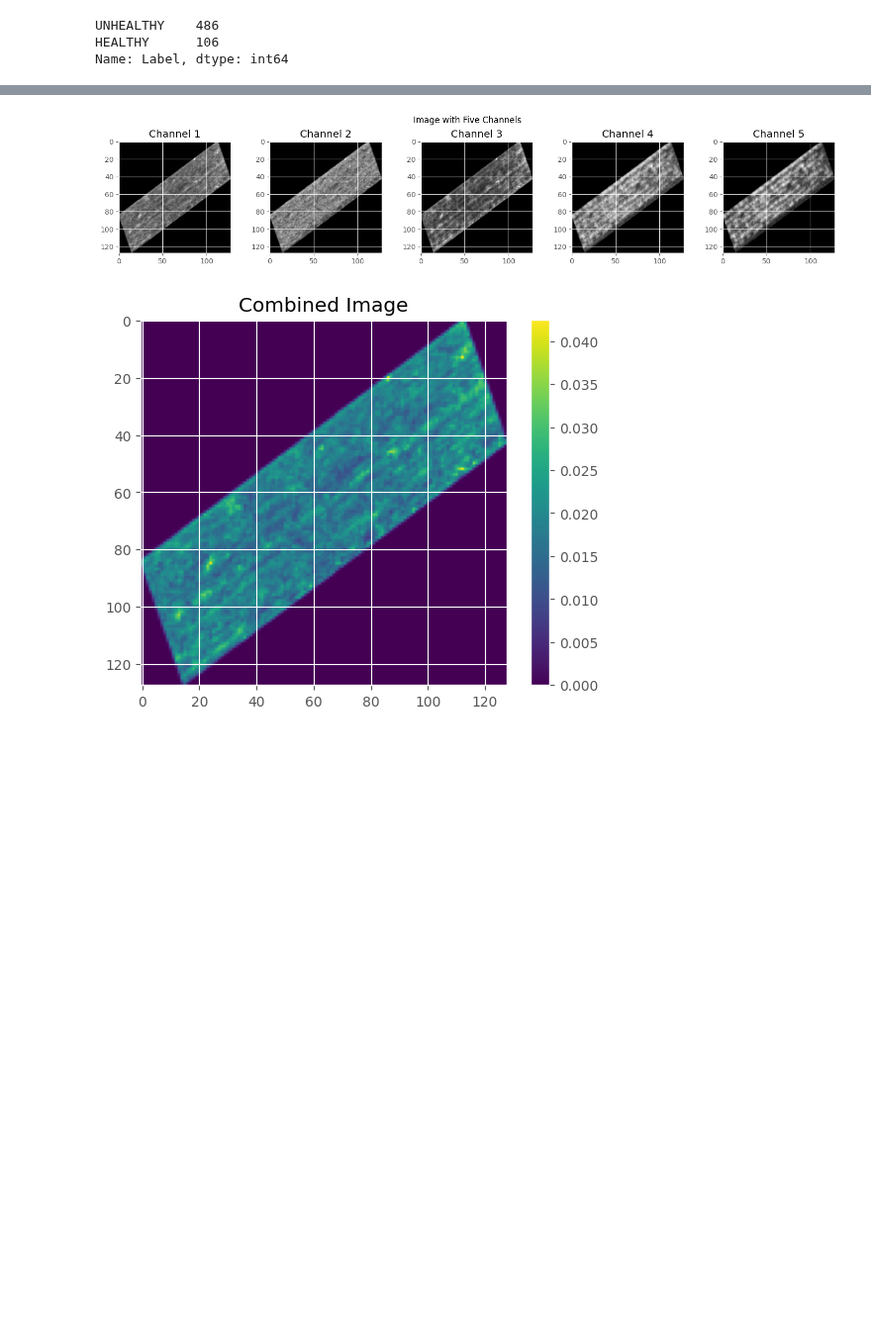
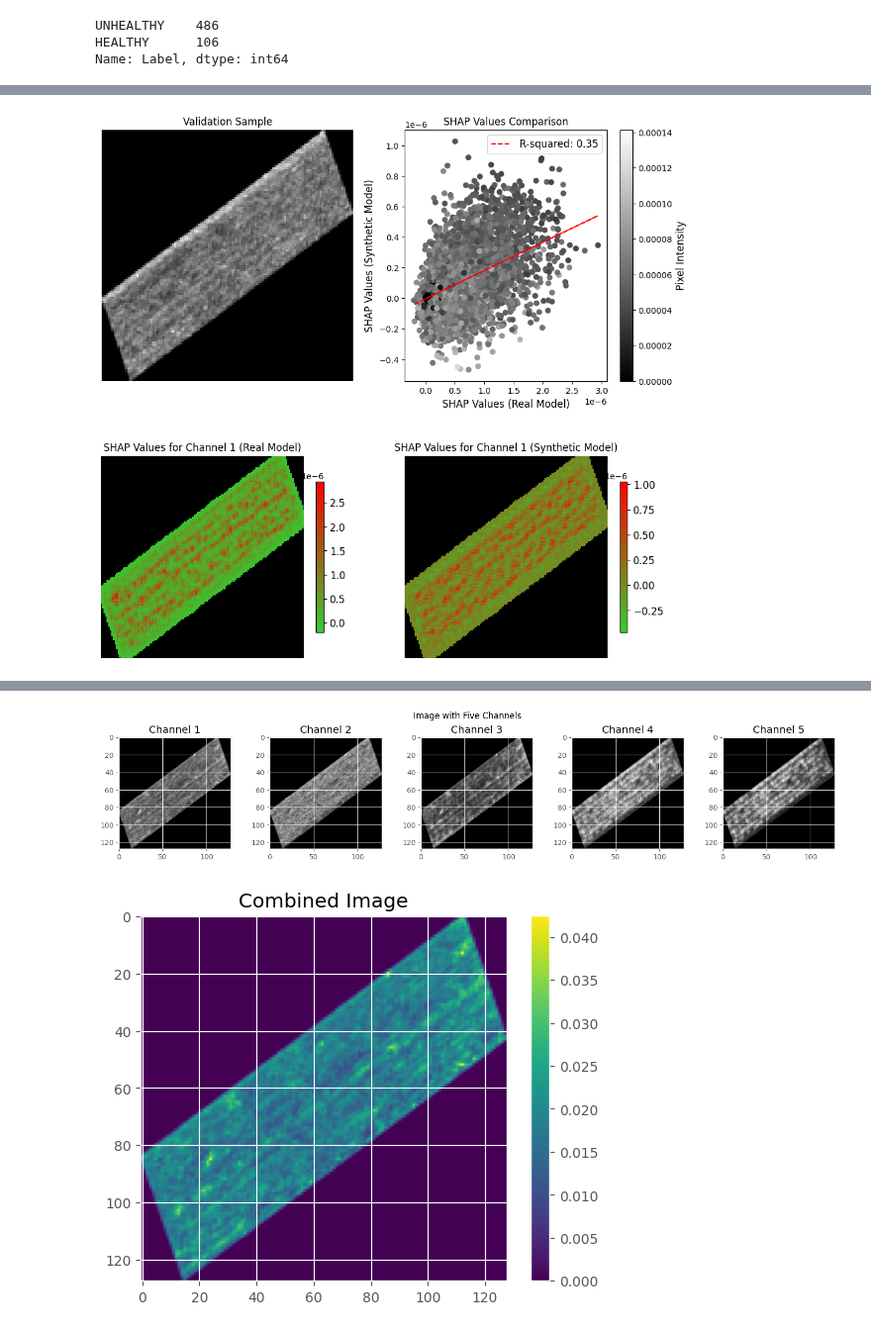
Before and after one commit to felipealencar/plant-disease-prediction, a Jupyter notebook: image_based_classificaction.ipynb, the cells around one changed output, grey strips where cells are left out. Shown at 99% size. Saved outputs shown, nothing was run; the diff lists cells and outputs as text; code cells hidden in the pictures; blank space fills up the shorter version.

Commit message:
New SHAP analysis.

```diff
--- a/image_based_classificaction.ipynb
+++ b/image_based_classificaction.ipynb
@@ -248,15 +367,21 @@ X_val_reshaped = X_val.reshape(-1, *input_shape)
 X_val_normalized = X_val_reshaped.astype('float32') / 255.0
 
 # Calculate SHAP values for the correctly classified images in the validation set
-explainer = shap.DeepExplainer(model, X_train)
+explainer_real = shap.DeepExplainer(model, X_train)
+explainer_synthetic = shap.DeepExplainer(model_synthetic, X_train)
 
-shap_values = explainer.shap_values(X_val_normalized)
+shap_values_real = explainer_real.shap_values(X_val_normalized)
+shap_values_synthetic = explainer_synthetic.shap_values(X_val_normalized)
 
 # Get the predicted classes for the validation set
-y_pred = model.predict(X_val_normalized)
-y_pred_classes = np.argmax(y_pred, axis=1)
+y_pred_real = model.predict(X_val_normalized)
+print(y_pred_real)
+y_pred_synthetic = model_synthetic.predict(X_val_normalized)
+y_pred_real_classes = np.argmax(y_pred_real, axis=1)
+y_pred_synthetic_classes = np.argmax(y_pred_synthetic, axis=1)
 y_true_classes = np.argmax(y_val, axis=1)
 
 # Find the indices of correctly classified images
-correct_indices = np.where(y_pred_classes == y_true_classes)[0]
+correct_indices_real = np.where(y_pred_real_classes == y_true_classes)[0]
+correct_indices_synthetic = np.where(y_pred_synthetic_classes == y_true_classes)[0]
 # %% [output]
@@ -272,0 +408,2 @@ correct_indices = np.where(y_pred_classes == y_true_classes)[0]
+# %%
+correct_indices = np.intersect1d(correct_indices_real, correct_indices_synthetic)
@@ -273,3 +430,83 @@ correct_indices = np.where(y_pred_classes == y_true_classes)[0]
+# %%
+import matplotlib.pyplot as plt
+import numpy as np
+from scipy.stats import linregress
+from matplotlib.colors import LinearSegmentedColormap
+
+# Define the custom colormap from green to red
+colors = [(0.2, 0.8, 0.2), (1, 0, 0)]  # Green to red
+cmap_custom = LinearSegmentedColormap.from_list('custom_cmap', colors)
+
+# Choose the channel you want to visualize (assuming channel 1)
+channel_index = 0  # Assuming channels are indexed from 0
+
+# Choose the index of the image you want to visualize
+image_index = correct_indices[0]  # Visualizing the first correctly classified image
+
+# Choose the SHAP values for the selected channel and image
+shap_values_real_channel = shap_values_real[image_index, :, :, channel_index, 0]
+shap_values_synthetic_channel = shap_values_synthetic[image_index, :, :, channel_index, 0]
+
+# Create a mask based on the original image where black pixels are set to 0
+mask = np.where(X_val_normalized[image_index, :, :, channel_index] == 0, 0, 1)
+
+# Apply the mask to the SHAP values for the real model
+masked_shap_values_real = shap_values_real_channel * mask
+masked_shap_values_real = masked_shap_values_real * -1
+# Apply the mask to the SHAP values for the synthetic model
+masked_shap_values_synthetic = shap_values_synthetic_channel * mask
+masked_shap_values_synthetic = masked_shap_values_synthetic * -1
+
+# Get pixel intensities of the validation sample
+pixel_intensities = X_val_normalized[image_index, :, :, channel_index]
+
+# Create a grid of plots
+fig, axes = plt.subplots(2, 2, figsize=(12, 12))
+
+# Plot the validation image
+axes[0, 0].imshow(X_val_normalized[image_index, :, :, channel_index], cmap='gray')
+axes[0, 0].set_title('Validation Sample', fontsize=12)
+axes[0, 0].axis('off')
+
+# Plot the SHAP values for the real model
+im1 = axes[1, 0].imshow(masked_shap_values_real, cmap=cmap_custom, alpha=1.0)
+axes[1, 0].set_title('SHAP Values for Channel 1 (Real Model)', fontsize=12)
+axes[1, 0].axis('off')
+
+# Overlay the black areas of the original image for the real model
+black_areas = np.ma.masked_where(mask == 1, mask)
+axes[1, 0].imshow(black_areas, cmap='gray', alpha=1.0)
+
+# Plot the SHAP values for the synthetic model
+im2 = axes[1, 1].imshow(masked_shap_values_synthetic, cmap=cmap_custom, alpha=1.0)
+axes[1, 1].set_title('SHAP Values for Channel 1 (Synthetic Model)', fontsize=12)
+axes[1, 1].axis('off')
+
+# Overlay the black areas of the original image for the synthetic model
+axes[1, 1].imshow(black_areas, cmap='gray', alpha=1.0)
+
+# Add the scatter plot comparing SHAP values from real and synthetic models
+scatter = axes[0, 1].scatter(masked_shap_values_real.flatten(), masked_shap_values_synthetic.flatten(), c=pixel_intensities.flatten(), cmap='gray')
+axes[0, 1].set_xlabel('SHAP Values (Real Model)', fontsize=12)
+axes[0, 1].set_ylabel('SHAP Values (Synthetic Model)', fontsize=12)
+axes[0, 1].set_title('SHAP Values Comparison', fontsize=12)
+cbar = plt.colorbar(scatter, ax=axes[0, 1])
+cbar.set_label('Pixel Intensity', fontsize=12)
+
+# Calculate the R-squared value and plot the line
+slope, intercept, r_value, p_value, std_err = linregress(masked_shap_values_real.flatten(), masked_shap_values_synthetic.flatten())
+axes[0, 1].plot(masked_shap_values_real.flatten(), slope * masked_shap_values_real.flatten() + intercept, color='red', linestyle='--', label=f'R-squared: {r_value**2:.2f}')
+axes[0, 1].legend(fontsize=12)
+
+# Add a colorbar for SHAP plots
+cbar1 = fig.colorbar(im1, ax=axes[1, 0], shrink=0.6)
+cbar2 = fig.colorbar(im2, ax=axes[1, 1], shrink=0.6)
+cbar1.ax.tick_params(labelsize=12)
+cbar2.ax.tick_params(labelsize=12)
+
+plt.show()
+# %% [output]
+[figure, added]
 # %%
 # Display images with SHAP values for correctly classified examples
 def display_correct_with_shap(correct_indices, X_val, y_pred_classes, y_true_classes, shap_values):
```
Also changed, not shown: parts of 10 cells of this notebook, 1 other file.
